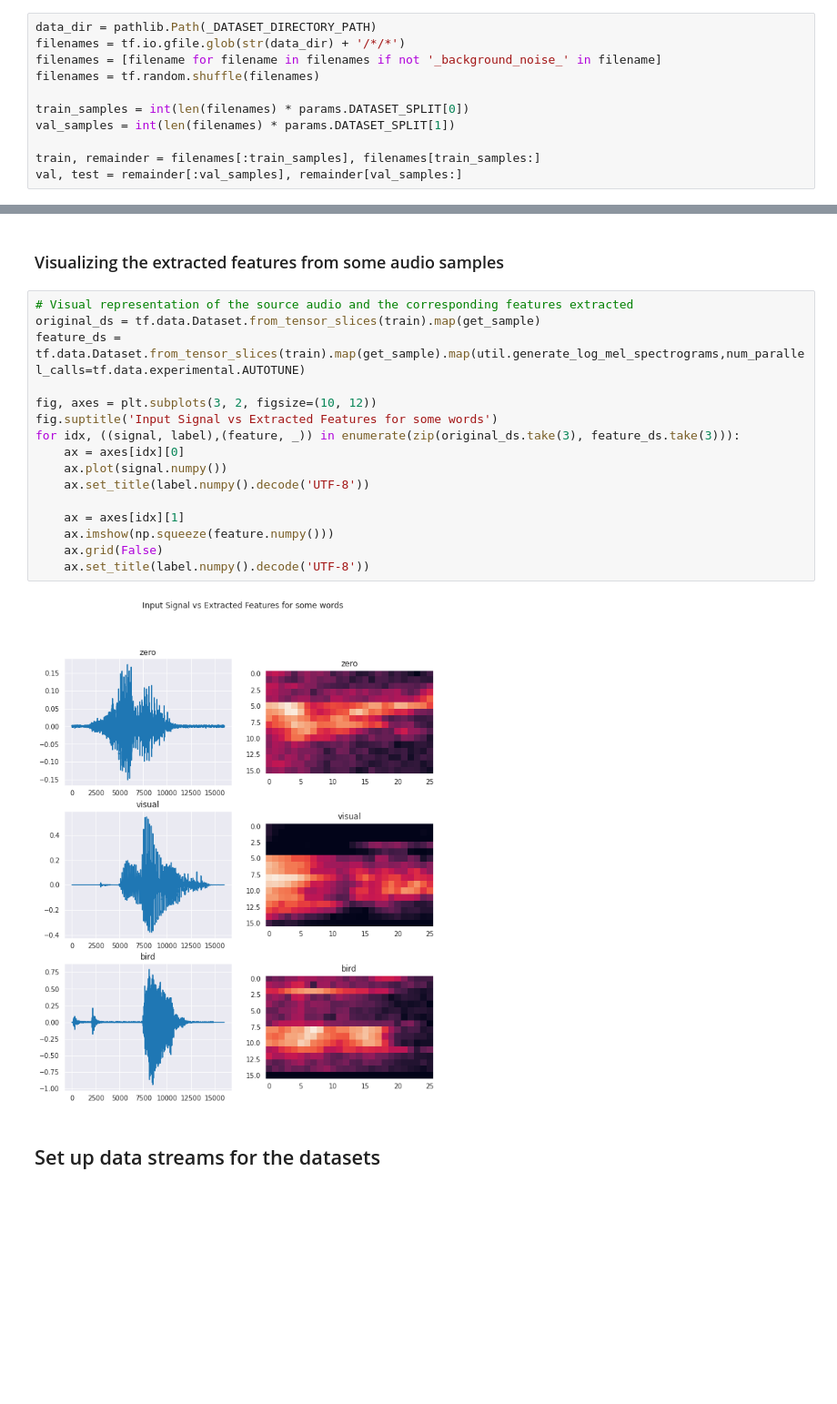
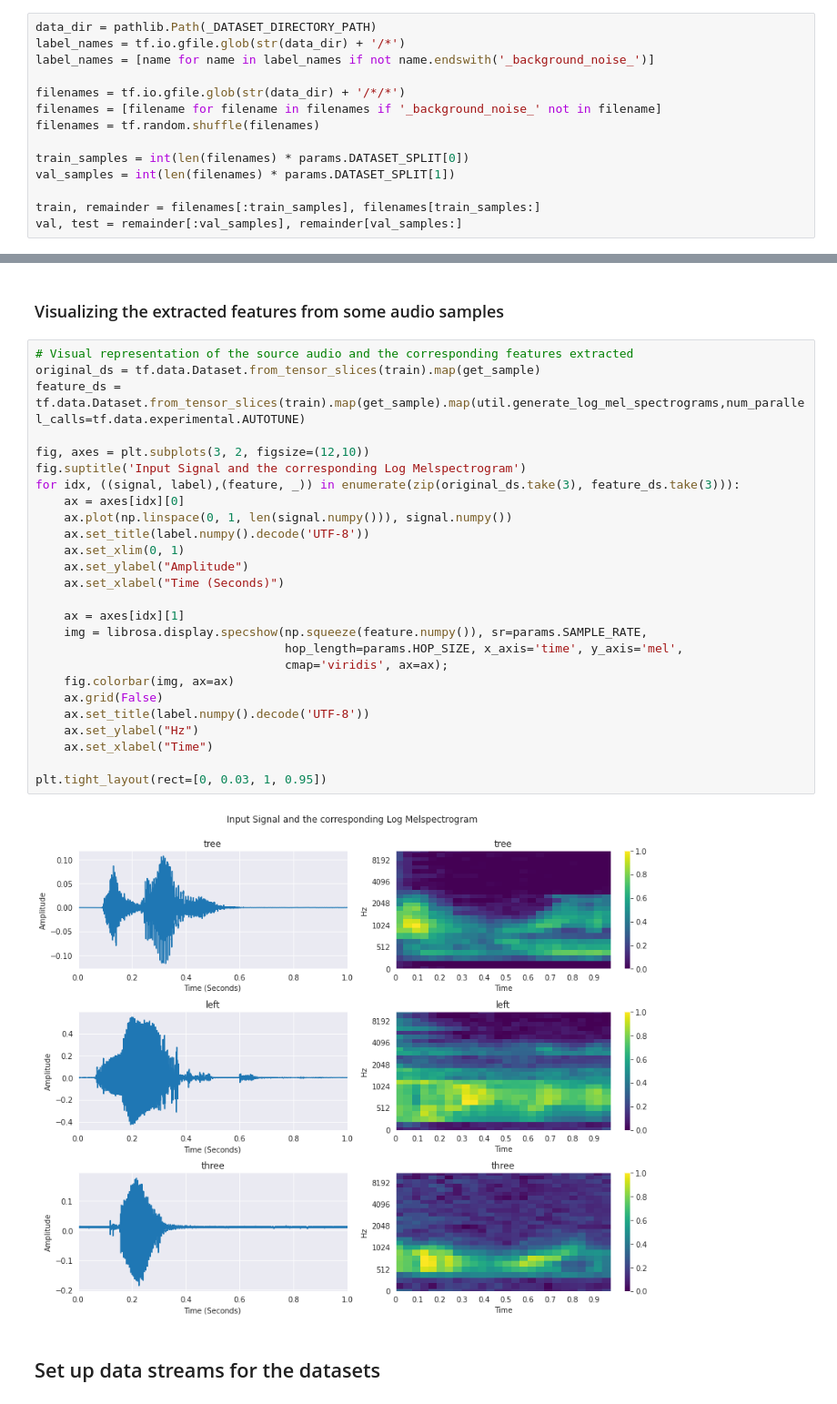
Before and after one commit to mhagglun/Speech-Recognition, a Jupyter notebook: src/train.ipynb, the cells around one changed output, grey strips where cells are left out. Shown at 91% size. Cells and saved outputs as stored; diff of their text form; blank space fills up the shorter version.

```diff
--- a/src/train.ipynb
+++ b/src/train.ipynb
@@ -65,8 +66,11 @@ _PATH_TO_NOISE_SRC = [os.path.join(_DATASET_DIRECTORY_PATH+'/_background_noise_'
                             for name in os.listdir(_DATASET_DIRECTORY_PATH+'/_background_noise_') if name.endswith('.wav')]
 # %%
 data_dir = pathlib.Path(_DATASET_DIRECTORY_PATH)
+label_names = tf.io.gfile.glob(str(data_dir) + '/*')
+label_names = [name for name in label_names if not name.endswith('_background_noise_')]
+
 filenames = tf.io.gfile.glob(str(data_dir) + '/*/*')
-filenames = [filename for filename in filenames if not '_background_noise_' in filename]
+filenames = [filename for filename in filenames if '_background_noise_' not in filename]
 filenames = tf.random.shuffle(filenames)
 
 train_samples = int(len(filenames) * params.DATASET_SPLIT[0])
@@ -156,21 +197,31 @@ def configure_data_stream(audio_files, data_augmentation=False):
 # %%
 # Visual representation of the source audio and the corresponding features extracted
 original_ds = tf.data.Dataset.from_tensor_slices(train).map(get_sample)
 feature_ds = tf.data.Dataset.from_tensor_slices(train).map(get_sample).map(util.generate_log_mel_spectrograms,num_parallel_calls=tf.data.experimental.AUTOTUNE)
 
-fig, axes = plt.subplots(3, 2, figsize=(10, 12))
-fig.suptitle('Input Signal vs Extracted Features for some words')
+fig, axes = plt.subplots(3, 2, figsize=(12,10))
+fig.suptitle('Input Signal and the corresponding Log Melspectrogram')
 for idx, ((signal, label),(feature, _)) in enumerate(zip(original_ds.take(3), feature_ds.take(3))):
     ax = axes[idx][0]
-    ax.plot(signal.numpy())
+    ax.plot(np.linspace(0, 1, len(signal.numpy())), signal.numpy())
     ax.set_title(label.numpy().decode('UTF-8'))
+    ax.set_xlim(0, 1)
+    ax.set_ylabel("Amplitude")
+    ax.set_xlabel("Time (Seconds)")
 
     ax = axes[idx][1]
-    ax.imshow(np.squeeze(feature.numpy()))
+    img = librosa.display.specshow(np.squeeze(feature.numpy()), sr=params.SAMPLE_RATE,
+                                   hop_length=params.HOP_SIZE, x_axis='time', y_axis='mel',
+                                   cmap='viridis', ax=ax);
+    fig.colorbar(img, ax=ax)
     ax.grid(False)
     ax.set_title(label.numpy().decode('UTF-8'))
+    ax.set_ylabel("Hz")
+    ax.set_xlabel("Time")
+
+plt.tight_layout(rect=[0, 0.03, 1, 0.95])
 # %% [output]
-[figure, old version]
+[figure, new version]
 # %% [markdown]
 ## Set up data streams for the datasets
 # %%
```
Also changed, not shown: parts of 5 cells of this notebook, 3 other files.
